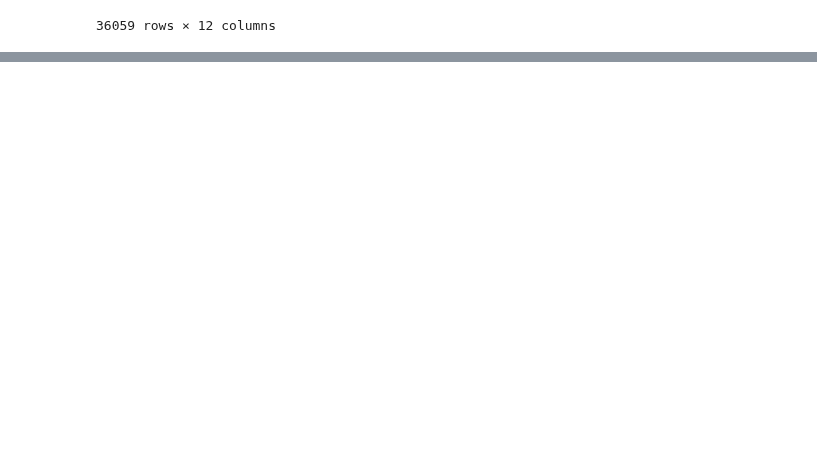
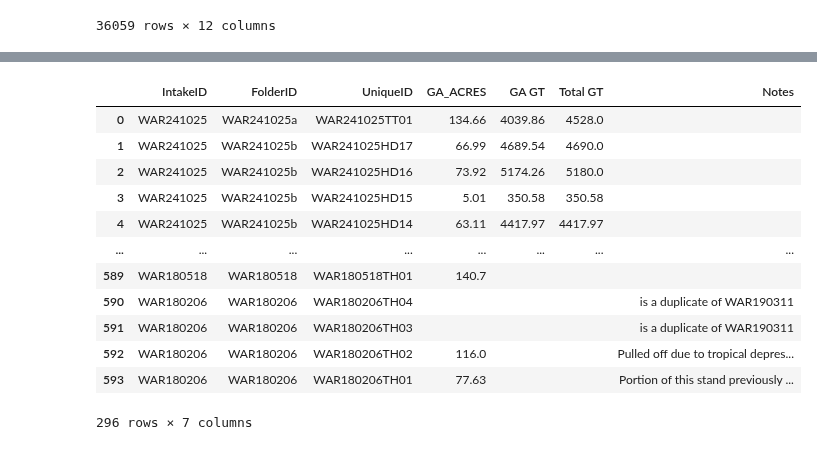
Before and after one commit to BilyBrown/sqlite3-tutorial, a Jupyter notebook: create_war_tables_01.ipynb, the cells around one changed output, grey strips where cells are left out. Drawn from its saved outputs; the diff is of its cells as text; code cells hidden in the pictures; blank space fills up the shorter version.

```diff
--- a/create_war_tables_01.ipynb
+++ b/create_war_tables_01.ipynb
@@ -557,0 +598,16 @@ mill_df
+# %%
+ga_intake_df
+# %% [output]
+|  | IntakeID | FolderID | UniqueID | GA_ACRES | GA GT | Total GT | Notes |
+| 0 | WAR241025 | WAR241025a | WAR241025TT01 | 134.66 | 4039.86 | 4528.0 |  |
+| 1 | WAR241025 | WAR241025b | WAR241025HD17 | 66.99 | 4689.54 | 4690.0 |  |
+| 2 | WAR241025 | WAR241025b | WAR241025HD16 | 73.92 | 5174.26 | 5180.0 |  |
+| 3 | WAR241025 | WAR241025b | WAR241025HD15 | 5.01 | 350.58 | 350.58 |  |
+| 4 | WAR241025 | WAR241025b | WAR241025HD14 | 63.11 | 4417.97 | 4417.97 |  |
+| ... | ... | ... | ... | ... | ... | ... | ... |
+| 589 | WAR180518 | WAR180518 | WAR180518TH01 | 140.7 |  |  |  |
+| 590 | WAR180206 | WAR180206 | WAR180206TH04 |  |  |  | is a duplicate of WAR190311 |
+| 591 | WAR180206 | WAR180206 | WAR180206TH03 |  |  |  | is a duplicate of WAR190311 |
+| 592 | WAR180206 | WAR180206 | WAR180206TH02 | 116.0 |  |  | Pulled off due to tropical depres... |
+| 593 | WAR180206 | WAR180206 | WAR180206TH01 | 77.63 |  |  | Portion of this stand previously ... |
+296 rows × 7 columns
```
Also changed, not shown: parts of 6 cells of this notebook.
